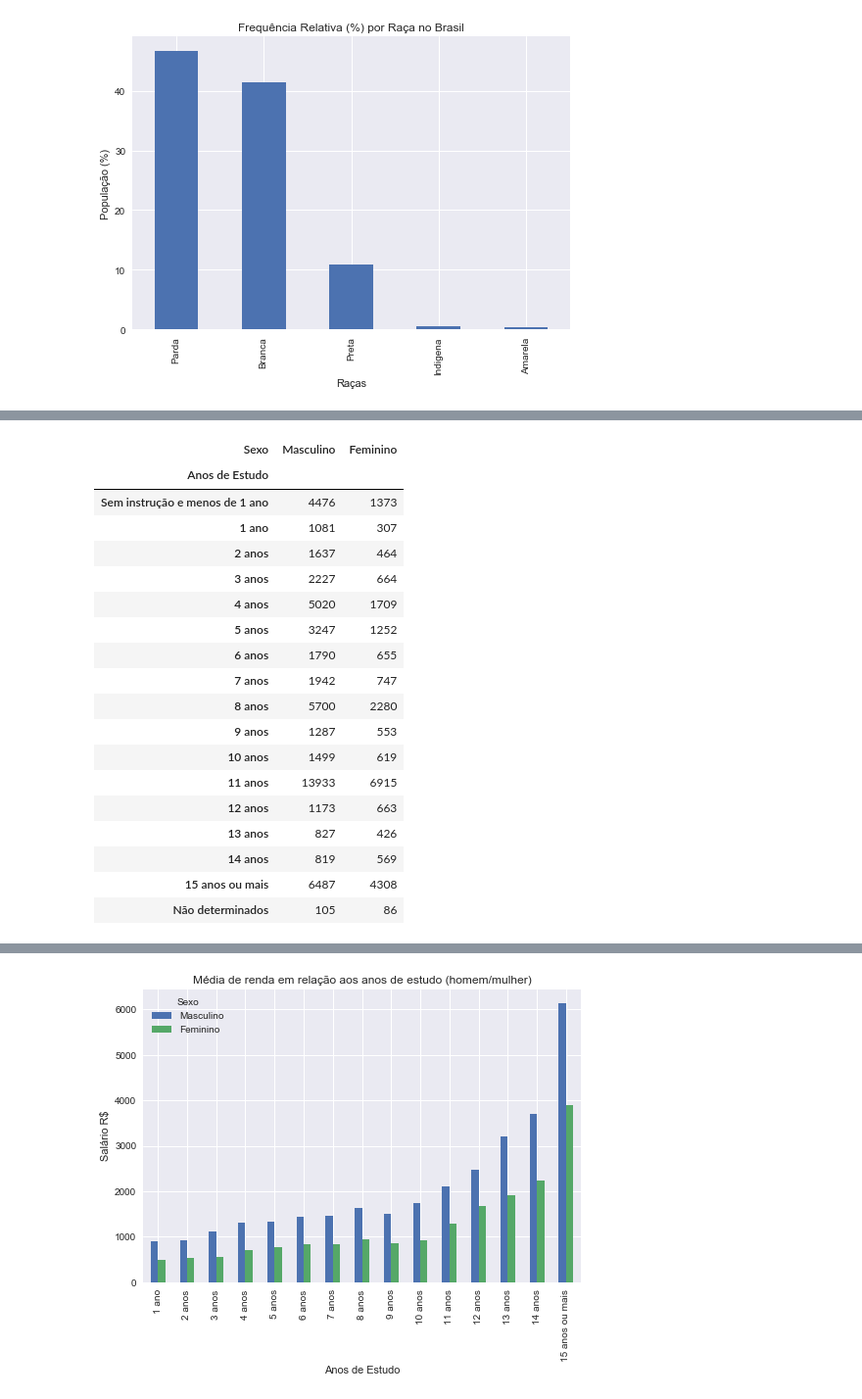
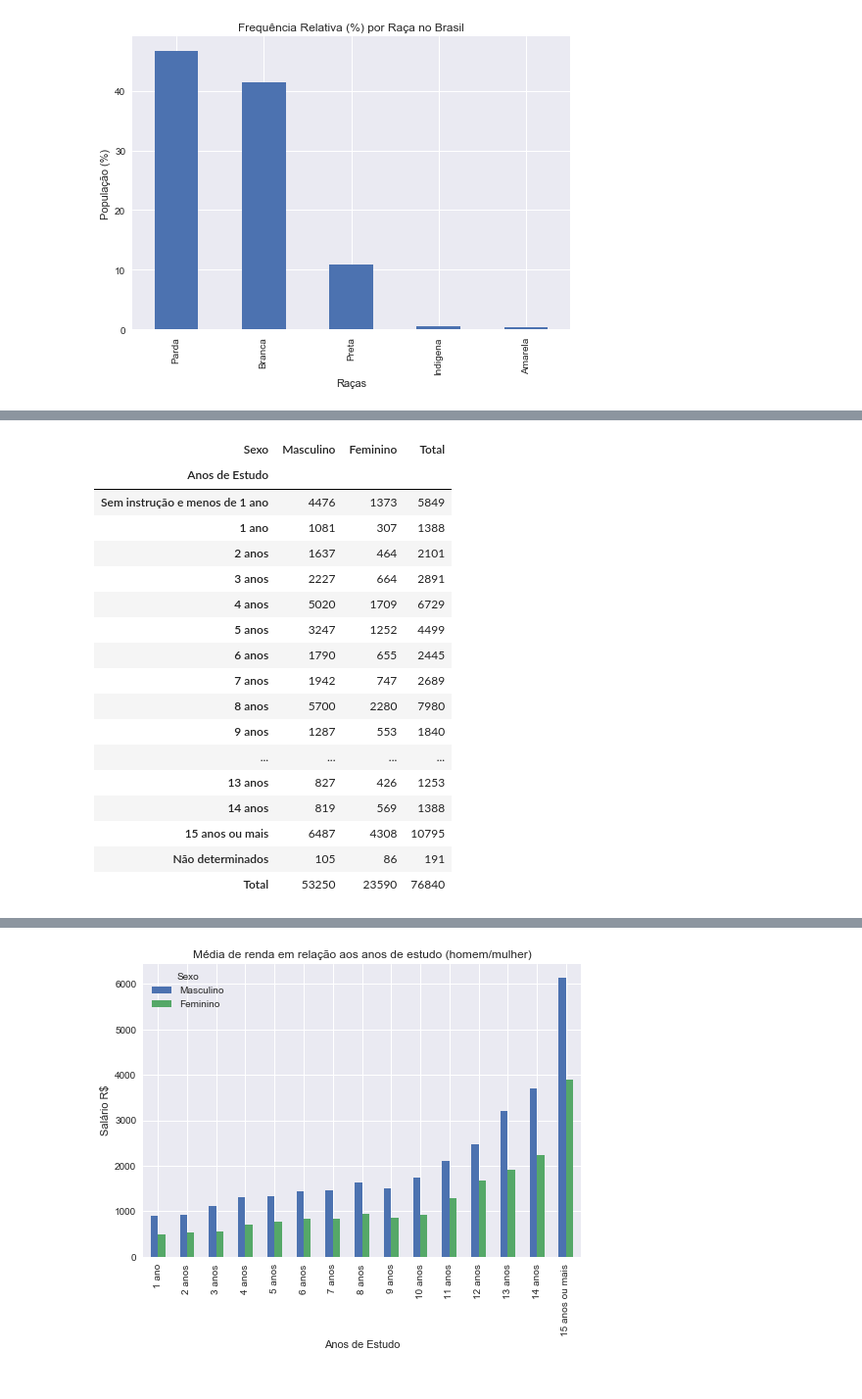
Before and after one commit to paulofreitasnobrega/estatistica-com-python, a Jupyter notebook: aula2-distribuicao-de-frequencia.ipynb, the cells around one changed output, grey strips where cells are left out. Shown: that part at 98% size. Saved outputs shown, nothing was run; the diff lists cells and outputs as text; code cells hidden in the pictures.

```diff
--- a/aula2-distribuicao-de-frequencia.ipynb
+++ b/aula2-distribuicao-de-frequencia.ipynb
@@ -131,53 +174,55 @@ plt.show();
 # Distribuição de Freq. Qualitativa Anos de Estudo - Utilizando a funcao crosstab
 # Dicionario de Anos de Estudos
 estudos = {
     1: 'Sem instrução e menos de 1 ano',
     2: '1 ano',
     3: '2 anos',
     4: '3 anos',
     5: '4 anos',
     6: '5 anos',
     7: '6 anos',
     8: '7 anos',
     9: '8 anos',
     10: '9 anos',
     11: '10 anos',
     12: '11 anos',
     13: '12 anos',
     14: '13 anos',
     15: '14 anos',
     16: '15 anos ou mais',
     17: 'Não determinados'
 }
 
 # Distribuicao de frequencia absoluta
+# Features: Anos de Estudo e Sexo
 freq_abs = pd.crosstab(d['Anos de Estudo'],
-                      d['Sexo'])
+                       d['Sexo'],
+                       margins=True,
+                       margins_name="Total")
 
 # Incluindo rotulos de linhas e colunas
 freq_abs.rename(index=estudos, inplace=True)
 freq_abs.rename(columns=genero, inplace=True)
 freq_abs.head(20)
 # %% [output]
-| Sexo | Masculino | Feminino |
-| Anos de Estudo |  |  |
-| Sem instrução e menos de 1 ano | 4476 | 1373 |
-| 1 ano | 1081 | 307 |
-| 2 anos | 1637 | 464 |
-| 3 anos | 2227 | 664 |
-| 4 anos | 5020 | 1709 |
-| 5 anos | 3247 | 1252 |
-| 6 anos | 1790 | 655 |
-| 7 anos | 1942 | 747 |
-| 8 anos | 5700 | 2280 |
-| 9 anos | 1287 | 553 |
-| 10 anos | 1499 | 619 |
-| 11 anos | 13933 | 6915 |
-| 12 anos | 1173 | 663 |
-| 13 anos | 827 | 426 |
-| 14 anos | 819 | 569 |
-| 15 anos ou mais | 6487 | 4308 |
-| Não determinados | 105 | 86 |
+| Sexo | Masculino | Feminino | Total |
+| Anos de Estudo |  |  |  |
+| Sem instrução e menos de 1 ano | 4476 | 1373 | 5849 |
+| 1 ano | 1081 | 307 | 1388 |
+| 2 anos | 1637 | 464 | 2101 |
+| 3 anos | 2227 | 664 | 2891 |
+| 4 anos | 5020 | 1709 | 6729 |
+| 5 anos | 3247 | 1252 | 4499 |
+| 6 anos | 1790 | 655 | 2445 |
+| 7 anos | 1942 | 747 | 2689 |
+| 8 anos | 5700 | 2280 | 7980 |
+| 9 anos | 1287 | 553 | 1840 |
+| ... | ... | ... | ... |
+| 13 anos | 827 | 426 | 1253 |
+| 14 anos | 819 | 569 | 1388 |
+| 15 anos ou mais | 6487 | 4308 | 10795 |
+| Não determinados | 105 | 86 | 191 |
+| Total | 53250 | 23590 | 76840 |
 # %%
 # Crosstab com funções agregadoras
 # Distribuicao de anos de estudo (Homem/Mulher) agregando a media de renda
```
Also changed, not shown: parts of 28 cells of this notebook, 1 other file.
